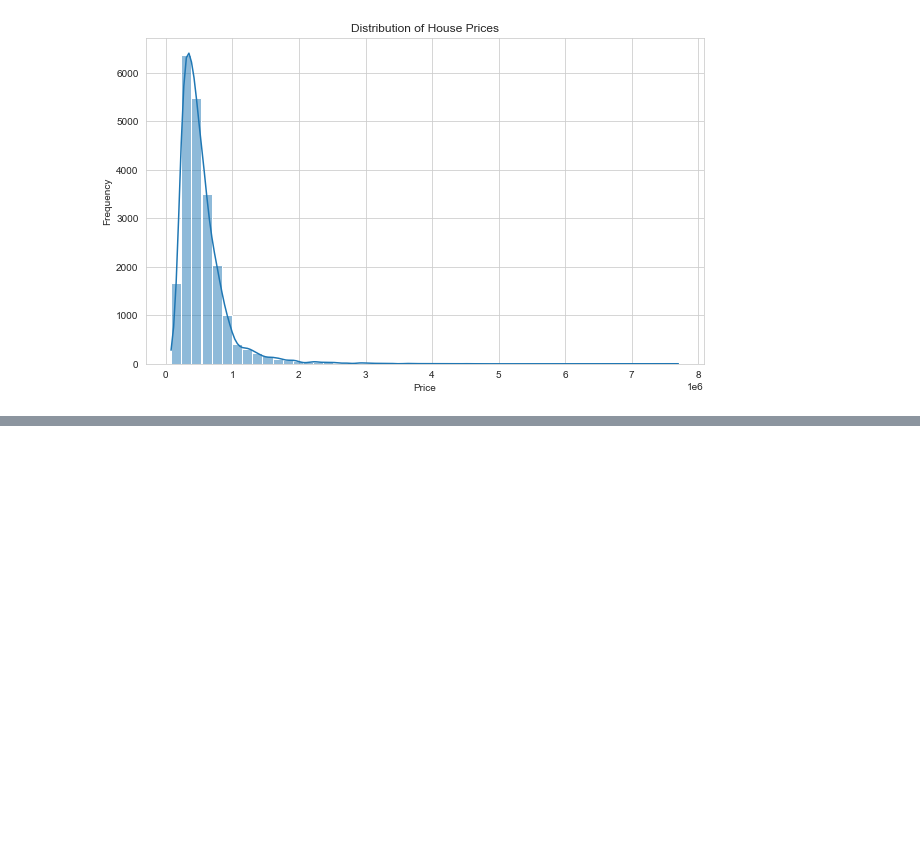
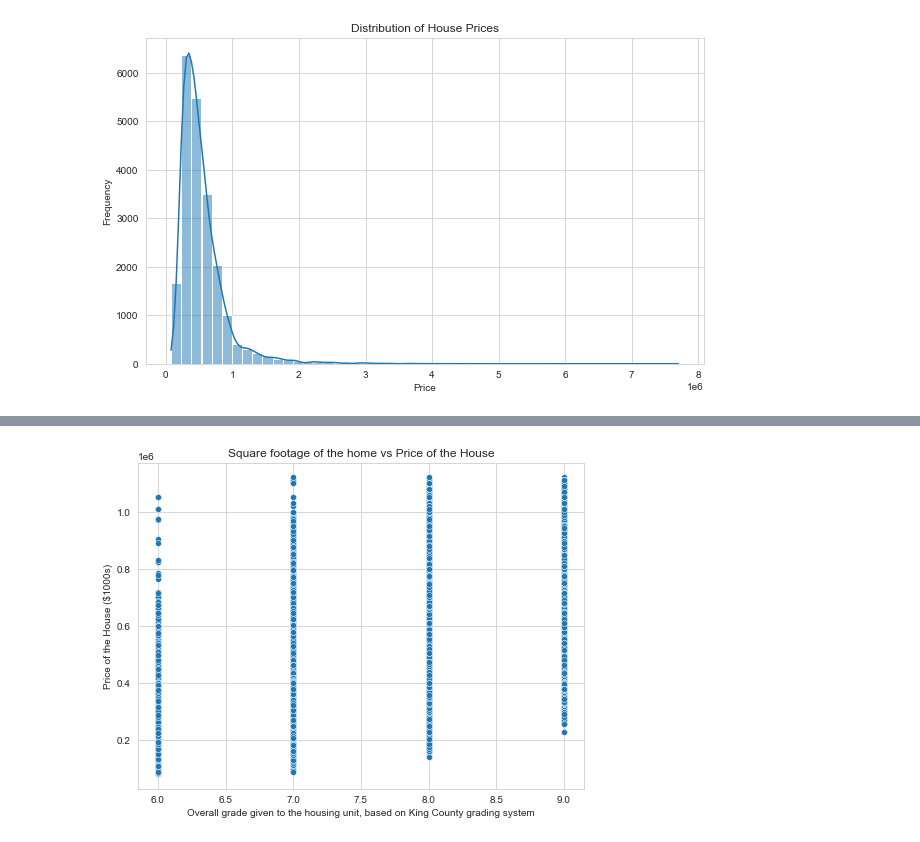
Before and after one commit to JimalShafi/Project_Phase_2, a Jupyter notebook: DATA/WORK/stephen.ipynb, the cells around one changed output, grey strips where cells are left out. Cells and saved outputs as stored; diff of their text form; code cells hidden in the pictures; blank space fills up the shorter version.

```diff
--- a/DATA/WORK/stephen.ipynb
+++ b/DATA/WORK/stephen.ipynb
@@ -228,0 +322,9 @@ plt.show()
+# %%
+plt.figure(figsize=(8, 6))
+sns.scatterplot(x='grade', y='price', data=df)
+plt.title('Square footage of the home vs Price of the House')
+plt.xlabel('Overall grade given to the housing unit, based on King County grading system')
+plt.ylabel('Price of the House ($1000s)')
+plt.show()
+# %% [output]
+[figure, added]
```
Also changed, not shown: parts of 45 cells of this notebook.
